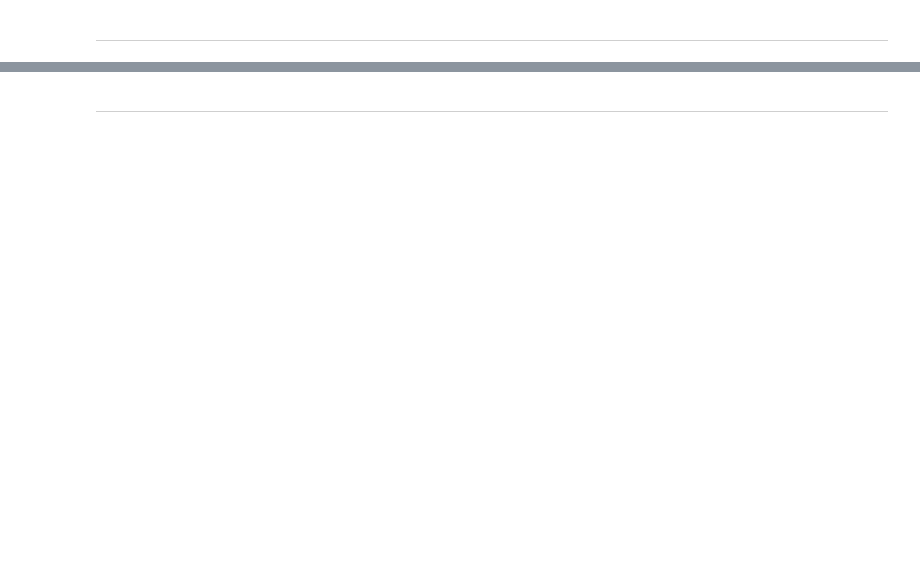
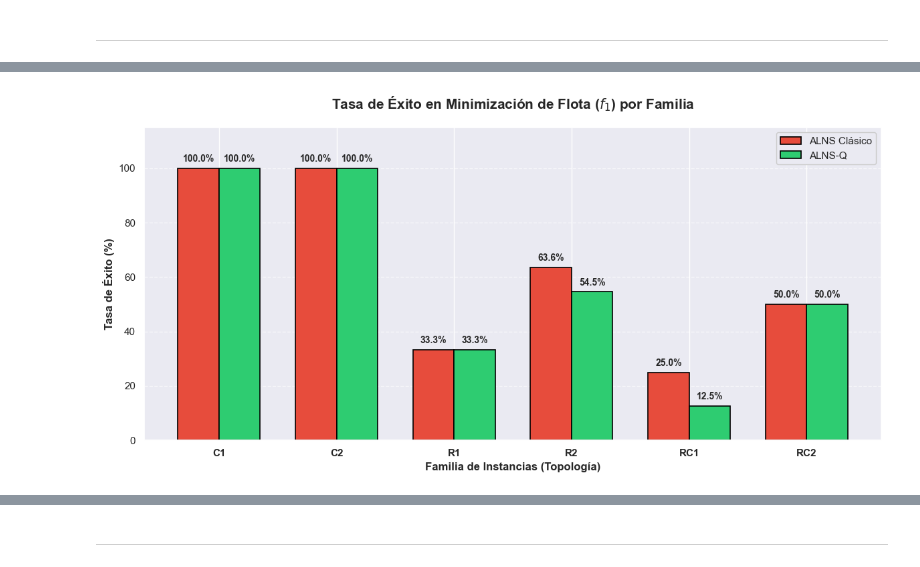
Before and after one commit to JoseFrancisc0/PFC_VPRTW, a Jupyter notebook: Experiments/analisis_experimentos.ipynb, the cells around one changed output, grey strips where cells are left out. Saved outputs shown, nothing was run; the diff lists cells and outputs as text; code cells hidden in the pictures; blank space fills up the shorter version.

```diff
--- a/Experiments/analisis_experimentos.ipynb
+++ b/Experiments/analisis_experimentos.ipynb
@@ -221,0 +190,20 @@ TABLA 2: ESTABILIDAD Y ROBUSTEZ (AVERAGE RUNS)
+# %%
+df_latex = df_final.copy()
+df_latex.columns = [col.replace('_', '\\_').replace('%', '\\%') for col in df_latex.columns]
+
+codigo_latex = df_latex.to_latex(
+    index=False,
+    float_format="%.2f",
+    column_format="l" + "c"*12,
+    longtable=True,
+    na_rep="--",
+    escape=False,
+    caption="Resultados promedio de 10 ejecuciones por instancia: ALNS Clásico vs. ALNS-Q.",
+    label="tab:resultados_56_instancias"
+)
+
+ruta_tex = "Tabla_Promedios_56_Instancias.tex"
+with open(ruta_tex, "w", encoding="utf-8") as f:
+    f.write(codigo_latex)
+
+print(f"Código LaTeX exportado exitosamente a {ruta_tex}")
@@ -258,0 +258,45 @@ plt.show()
+# %%
+familias = df_exito['Familia']
+tasa_c = df_exito['CLASSIC_Tasa_Exito (%)']
+tasa_q = df_exito['QLEARNING_Tasa_Exito (%)']
+
+x = np.arange(len(familias))
+width = 0.35
+
+fig, ax = plt.subplots(figsize=(12, 6))
+
+barras_c = ax.bar(x - width/2, tasa_c, width, label='ALNS Clásico',
+                  color='#e74c3c', edgecolor='black', linewidth=1.2)
+barras_q = ax.bar(x + width/2, tasa_q, width, label='ALNS-Q',
+                  color='#2ecc71', edgecolor='black', linewidth=1.2)
+
+ax.set_title('Tasa de Éxito en Minimización de Flota ($f_1$) por Familia',
+             fontsize=15, fontweight='bold', pad=20)
+ax.set_ylabel('Tasa de Éxito (%)', fontsize=12, fontweight='bold')
+ax.set_xlabel('Familia de Instancias (Topología)', fontsize=12, fontweight='bold')
+
+ax.set_xticks(x)
+ax.set_xticklabels(familias, fontsize=11, fontweight='bold')
+
+ax.set_ylim(0, 115)
+ax.grid(axis='y', linestyle='--', alpha=0.7)
+ax.legend(loc='upper right', fontsize=11, framealpha=1)
+
+def autolabel(barras):
+    for barra in barras:
+        altura = barra.get_height()
+        if altura > 0:
+            ax.annotate(f'{altura:.1f}%',
+                        xy=(barra.get_x() + barra.get_width() / 2, altura),
+                        xytext=(0, 5),
+                        textcoords="offset points",
+                        ha='center', va='bottom',
+                        fontsize=10, fontweight='bold')
+
+autolabel(barras_c)
+autolabel(barras_q)
+
+plt.tight_layout()
+plt.show()
+# %% [output]
+[figure, added]
```
Also changed, not shown: parts of 33 cells of this notebook, 2 other files.
